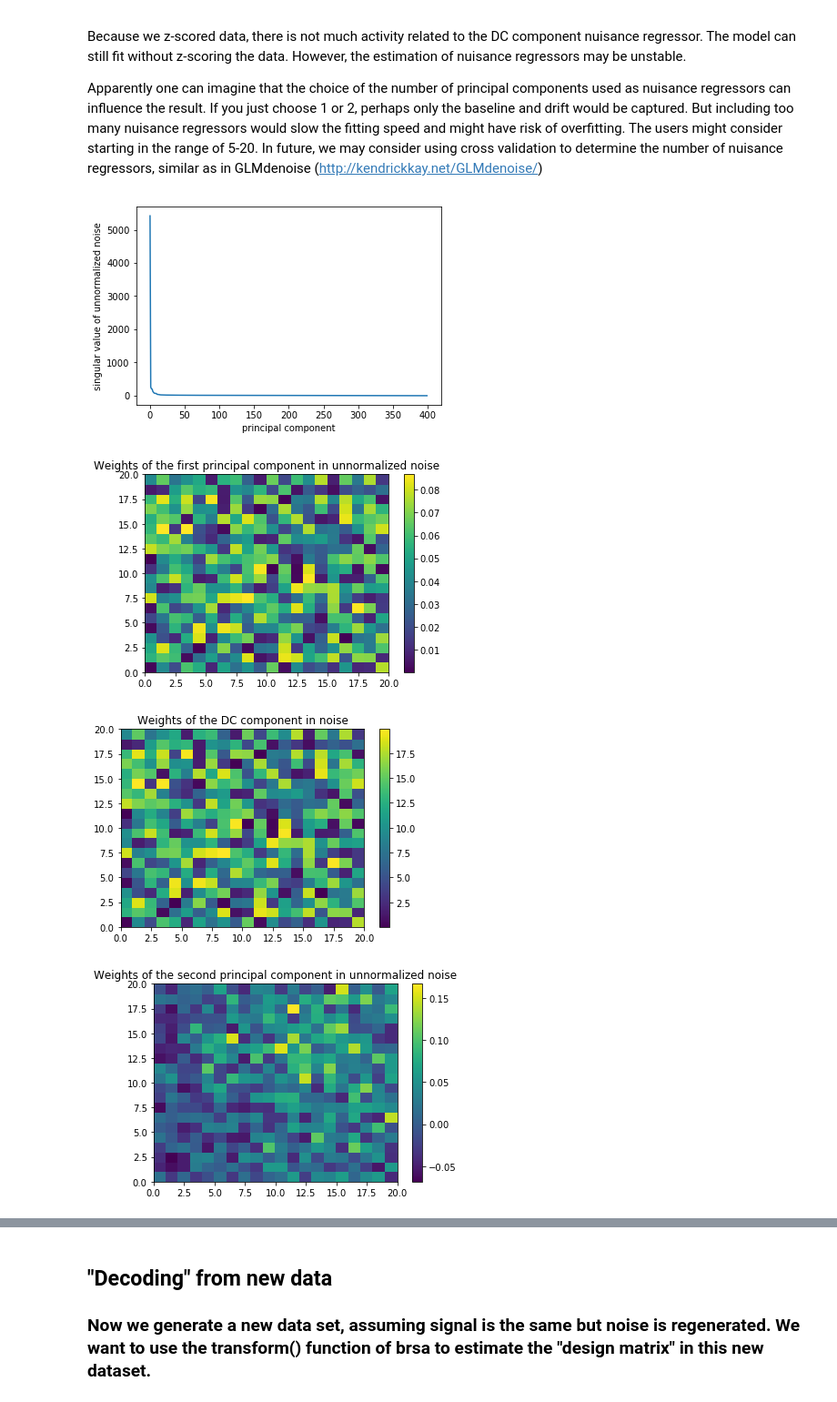
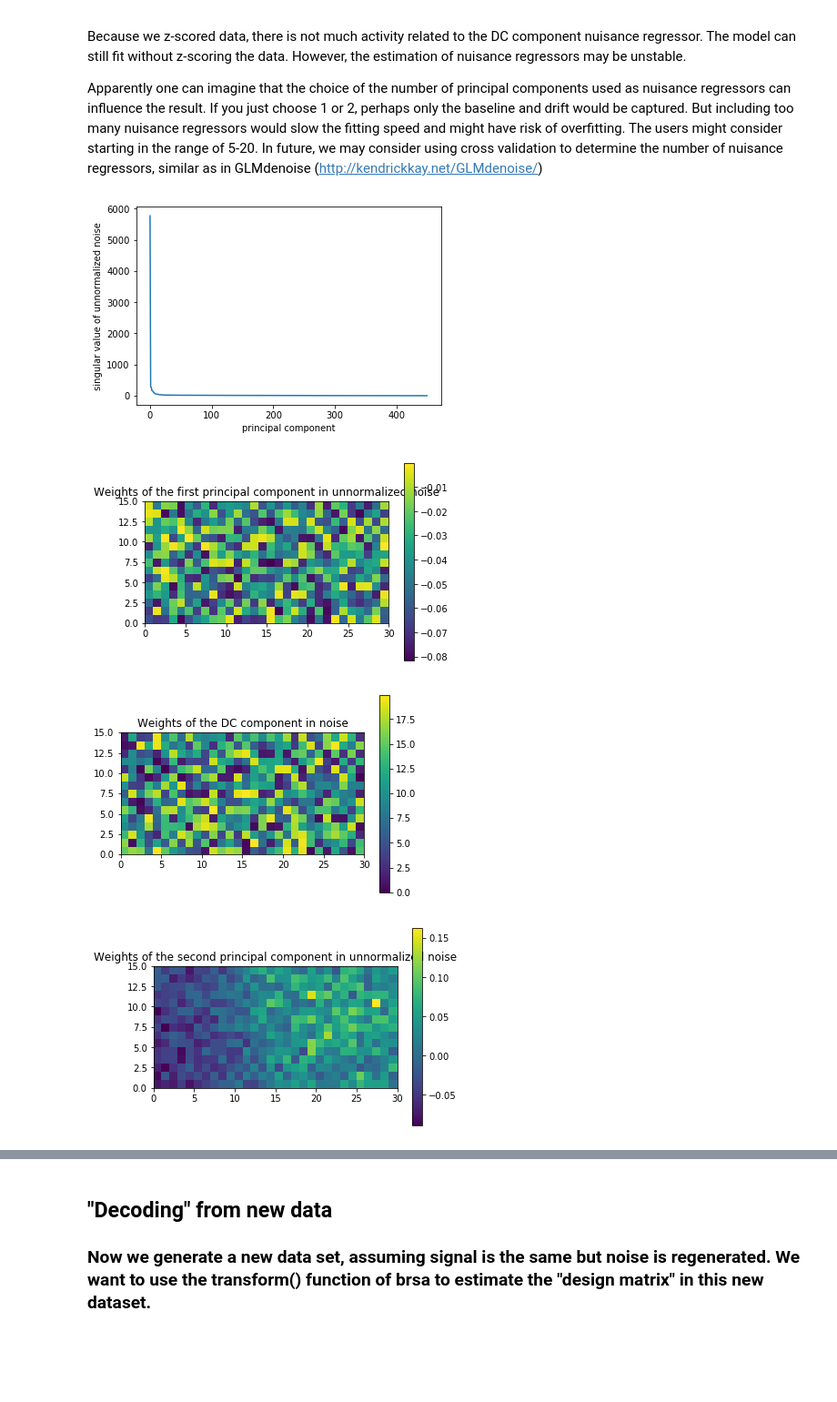
Before and after one commit to brainiak/brainiak, a Jupyter notebook: examples/reprsimil/brsa_representational_similarity_estimate_example.ipynb, the cells around one changed output, grey strips where cells are left out. Shown at 91% size. Cells and saved outputs as stored; diff of their text form; code cells hidden in the pictures; blank space fills up the shorter version.

```diff
--- a/examples/reprsimil/brsa_representational_similarity_estimate_example.ipynb
+++ b/examples/reprsimil/brsa_representational_similarity_estimate_example.ipynb
@@ -60,9 +60,9 @@ plt.show()
 
 n_C = np.size(design.design_task, axis=1)
 # The total number of conditions.
-ROI_edge = 20
-# We simulate "ROI" of a square shape
-n_V = ROI_edge**2
+ROI_edge = 15
+# We simulate "ROI" of a rectangular shape
+n_V = ROI_edge**2 * 2
 # The total number of simulated voxels
 n_T = design.n_TR
 # The total number of time points,
@@ -88,7 +88,7 @@ rho1 = np.random.rand(n_V) \
     * (rho1_top - rho1_bot) + rho1_bot
 
 noise_smooth_width = 10.0
-coords = np.mgrid[0:ROI_edge, 0:ROI_edge, 0:1]
+coords = np.mgrid[0:ROI_edge, 0:ROI_edge*2, 0:1]
 coords_flat = np.reshape(coords,[3, n_V]).T
 dist2 = spdist.squareform(spdist.pdist(coords_flat, 'sqeuclidean'))
 
@@ -101,8 +101,8 @@ K_noise = noise_level[:, np.newaxis] \
 # defined over the coordinates.
 plt.pcolor(K_noise)
 plt.colorbar()
-plt.xlim([0, ROI_edge * ROI_edge])
-plt.ylim([0, ROI_edge * ROI_edge])
+plt.xlim([0, n_V])
+plt.ylim([0, n_V])
 plt.title('Spatial covariance matrix of noise')
 plt.show()
 L_noise = np.linalg.cholesky(K_noise)
@@ -472,32 +472,40 @@ Apparently one can imagine that the choice of the number of principal components
 # %%
 u, s, v = np.linalg.svd(noise + inten)
 plt.plot(s)
 plt.xlabel('principal component')
 plt.ylabel('singular value of unnormalized noise')
 plt.show()
 
-plt.pcolor(np.reshape(v[0,:], [ROI_edge, ROI_edge]))
+plt.pcolor(np.reshape(v[0,:], [ROI_edge, ROI_edge*2]))
+ax = plt.gca()
+ax.set_aspect(1)
 plt.title('Weights of the first principal component in unnormalized noise')
 plt.colorbar()
 plt.show()
 
-plt.pcolor(np.reshape(brsa.beta0_[0,:], [ROI_edge, ROI_edge]))
+plt.pcolor(np.reshape(brsa.beta0_[0,:], [ROI_edge, ROI_edge*2]))
+ax = plt.gca()
+ax.set_aspect(1)
 plt.title('Weights of the DC component in noise')
 plt.colorbar()
 plt.show()
 
 
-plt.pcolor(np.reshape(v[1,:], [ROI_edge, ROI_edge]))
+plt.pcolor(np.reshape(v[1,:], [ROI_edge, ROI_edge*2]))
+ax = plt.gca()
+ax.set_aspect(1)
 plt.title('Weights of the second principal component in unnormalized noise')
 plt.colorbar()
 plt.show()
 
-plt.pcolor(np.reshape(brsa.beta0_[1,:], [ROI_edge, ROI_edge]))
+plt.pcolor(np.reshape(brsa.beta0_[1,:], [ROI_edge, ROI_edge*2]))
+ax = plt.gca()
+ax.set_aspect(1)
 plt.title('Weights of the first recovered noise pattern\n not related to DC component in noise')
 plt.colorbar()
 plt.show()
 # %% [output]
-[figure, old version]
+[figure, new version]
-[figure, old version]
+[figure, new version]
-[figure, old version]
+[figure, new version]
-[figure, old version]
+[figure, new version]
```
Also changed, not shown: parts of 16 cells of this notebook, 1 other file.
